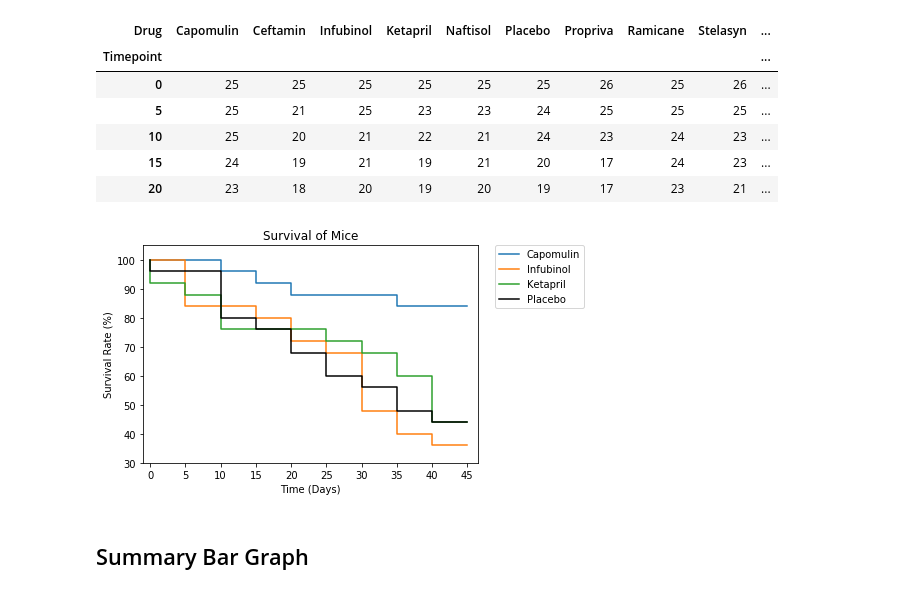
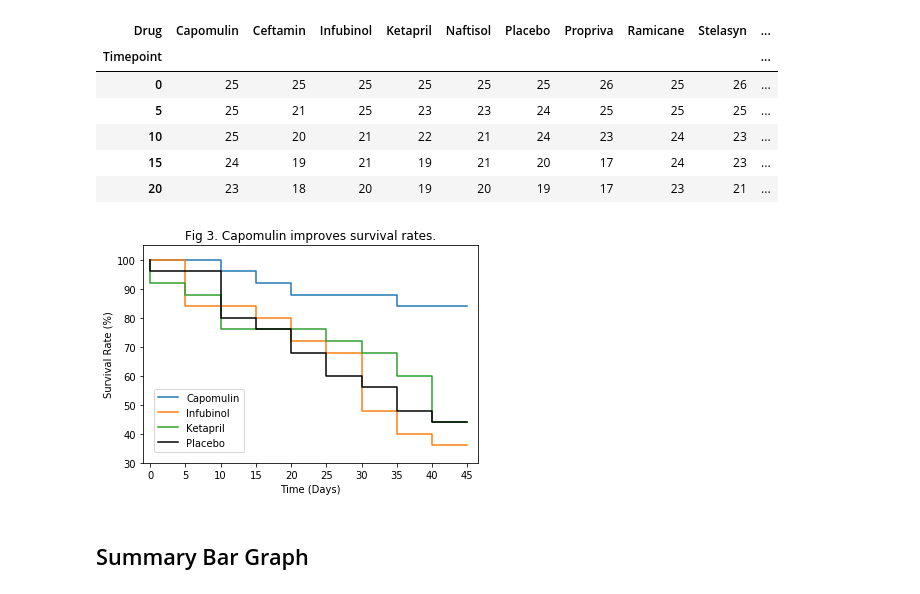
Before and after one commit to catherinegomes/matplotlib-challenge, a Jupyter notebook: Pymaceuticals/pymaceuticals_starter.ipynb, the cells around one changed output. Drawn from its saved outputs; the diff is of its cells as text; code cells hidden in the pictures.

```diff
--- a/Pymaceuticals/pymaceuticals_starter.ipynb
+++ b/Pymaceuticals/pymaceuticals_starter.ipynb
@@ -234,34 +247,43 @@ mice_pivot.head()
 # %%
 # Calculate Survival Rate and create new column
 mice_pivot["Capomulin_perc"] = (mice_pivot["Capomulin"]/mice_pivot["Capomulin"].iloc[0]) * 100
+mice_pivot["Ceftamin_perc"] = mice_pivot["Ceftamin"]/mice_pivot["Ceftamin"].iloc[0] * 100
 mice_pivot["Infubinol_perc"] = mice_pivot["Infubinol"]/mice_pivot["Infubinol"].iloc[0] * 100
 mice_pivot["Ketapril_perc"] = mice_pivot["Ketapril"]/mice_pivot["Ketapril"].iloc[0] * 100
+mice_pivot["Naftisol_perc"] = mice_pivot["Naftisol"]/mice_pivot["Naftisol"].iloc[0] * 100
+mice_pivot["Propriva_perc"] = mice_pivot["Propriva"]/mice_pivot["Propriva"].iloc[0] * 100
+mice_pivot["Ramicane_perc"] = mice_pivot["Ramicane"]/mice_pivot["Ramicane"].iloc[0] * 100
+mice_pivot["Stelasyn_perc"] = mice_pivot["Stelasyn"]/mice_pivot["Stelasyn"].iloc[0] * 100
+mice_pivot["Zoniferol_perc"] = mice_pivot["Zoniferol"]/mice_pivot["Zoniferol"].iloc[0] * 100
 mice_pivot["Placebo_perc"] = mice_pivot["Placebo"]/mice_pivot["Placebo"].iloc[0] * 100
 
 # Survival Rate DF
-surv_df = mice_pivot[['Capomulin_perc', 'Infubinol_perc', 'Ketapril_perc', 'Placebo_perc']]
+surv_df = mice_pivot[['Capomulin_perc',
+                      'Infubinol_perc',
+                      'Ketapril_perc',
+                      'Placebo_perc']]
 
 # Generate the Plot
 x = by_drug.index
 
 plt.step(x, mice_pivot["Capomulin_perc"], label = "Capomulin")
 plt.step(x, mice_pivot["Infubinol_perc"], label = "Infubinol")
 plt.step(x, mice_pivot["Ketapril_perc"], label = "Ketapril")
 plt.step(x, mice_pivot["Placebo_perc"], label = "Placebo", color="black")
 
 #Format the Plot
-plt.title('Survival of Mice')
+plt.title('Fig 3. Capomulin improves survival rates.')
 plt.xlabel('Time (Days)')
 plt.ylabel('Survival Rate (%)')
 plt.xlim(-1, 46.5)
 plt.ylim(30,105)
 plt.xticks(np.arange(0, 50, 5))
-plt.legend(bbox_to_anchor=(1.05, 1), loc = 'upper left', borderaxespad = 0.)
+plt.legend(bbox_to_anchor=(.3, .05), loc = 'lower right', borderaxespad = 0.)
 
 # Save the Figure & Show the Figure
 plt.savefig('F3_Survival_Rates.png')
 # %% [output]
-[figure, old version]
+[figure, new version]
 # %% [markdown]
 ## Summary Bar Graph
 # %%
```
Also changed, not shown: parts of 6 cells of this notebook, 4 other files.
